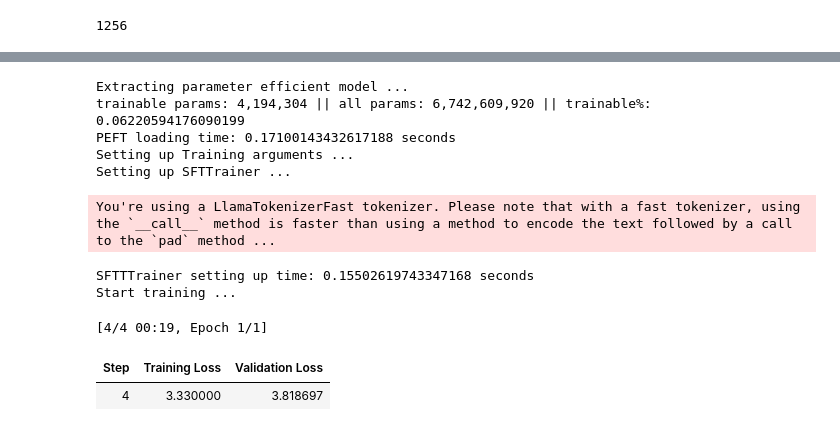
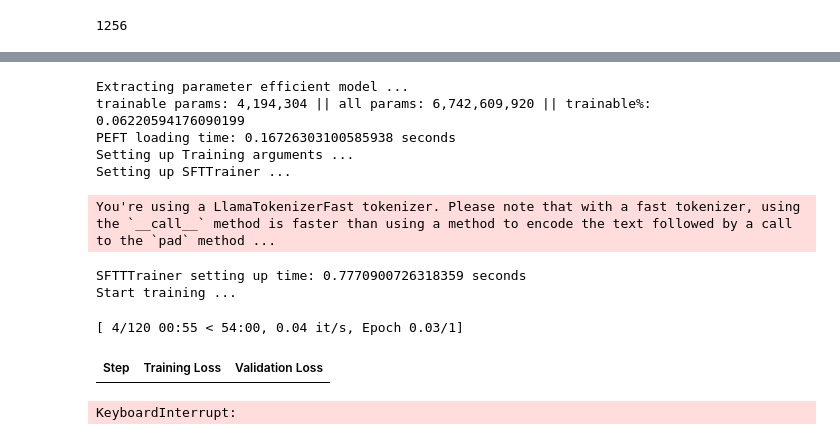
Before and after one commit to uwwint/discourse-scraper, a Jupyter notebook: llama2/fine-tune-qlora.ipynb, the cells around one changed output, grey strips where cells are left out. Drawn from its saved outputs; the diff is of its cells as text; code cells hidden in the pictures.

```diff
--- a/llama2/fine-tune-qlora.ipynb
+++ b/llama2/fine-tune-qlora.ipynb
@@ -26,8 +26,8 @@ len(conv_dataframe)
 from datasets import load_dataset
 from datasets import Dataset
 
-tr_index = 20 #1240
-final_index = 25 #len(conv_dataframe)
+tr_index = 1200
+final_index = len(conv_dataframe)
 tr_conv = conv_dataframe[:tr_index]
 eval_conv = conv_dataframe[tr_index + 1: final_index]
 dataset = Dataset.from_pandas(tr_conv).train_test_split(test_size=0.2, seed=42)
@@ -111,20 +112,20 @@ training_arguments = TrainingArguments(
     output_dir=base_dir,
     evaluation_strategy="steps",
     do_eval=True,
-    per_device_train_batch_size=4,
+    per_device_train_batch_size=8,
     gradient_accumulation_steps=1,
-    per_device_eval_batch_size=4,
+    per_device_eval_batch_size=8,
     optim="adamw_hf", #"paged_adamw_32bit",
-    save_steps=4, #change to 500
-    logging_steps=4, #change to 100
+    save_steps=20, #change to 500
+    logging_steps=20, #change to 100
     learning_rate=1e-4,
-    eval_steps=4, #change to 200
+    eval_steps=20, #change to 200
     fp16=True,
     max_grad_norm=0.3,
     num_train_epochs=1, # remove "#"
-    #max_steps=10, #remove this
     warmup_ratio=0.03,
     lr_scheduler_type="constant",
+    report_to="tensorboard"
 )
 
 print("Setting up SFTTrainer ...")
@@ -134,37 +135,37 @@ s_time = time.time()
 # Set supervised fine-tuning parameters
 trainer = SFTTrainer(
     model=refined_model,
     train_dataset=dataset['train'],
     eval_dataset=dataset['test'],
     peft_config=peft_config,
     dataset_text_field="conversations",
-    max_seq_length=512,
+    max_seq_length=750, #512,
     tokenizer=tokenizer,
     args=training_arguments,
 )
 
 e_time = time.time()
 print("SFTTTrainer setting up time: {} seconds".format(e_time - s_time))
 
 print("Start training ...")
 trainer.train()
 
 #trainer.save_model("saved-model")
 #trainer.model.save_pretrained(new_model)
 # move this config to checkpoint folder for model reconstruction
 refined_model.config.to_json_file("saved-model/config.json")
 refined_model.save_pretrained('saved-model')
 # %% [output]
 Extracting parameter efficient model ...
 trainable params: 4,194,304 || all params: 6,742,609,920 || trainable%: 0.06220594176090199
-PEFT loading time: 0.17100143432617188 seconds
+PEFT loading time: 0.16726303100585938 seconds
 Setting up Training arguments ...
 Setting up SFTTrainer ...
 You're using a LlamaTokenizerFast tokenizer. Please note that with a fast tokenizer, using the `__call__` method is faster than using a method to encode the text followed by a call to the `pad` method ...
-SFTTTrainer setting up time: 0.15502619743347168 seconds
+SFTTTrainer setting up time: 0.7770900726318359 seconds
 Start training ...
-[4/4 00:19, Epoch 1/1]
+[ 4/120 00:55 < 54:00, 0.04 it/s, Epoch 0.03/1]
 | Step | Training Loss | Validation Loss |
-| 4 | 3.330000 | 3.818697 |
+KeyboardInterrupt:
 # %%
 tokenizer
```
Also changed, not shown: parts of 3 cells of this notebook, 2 other files.
